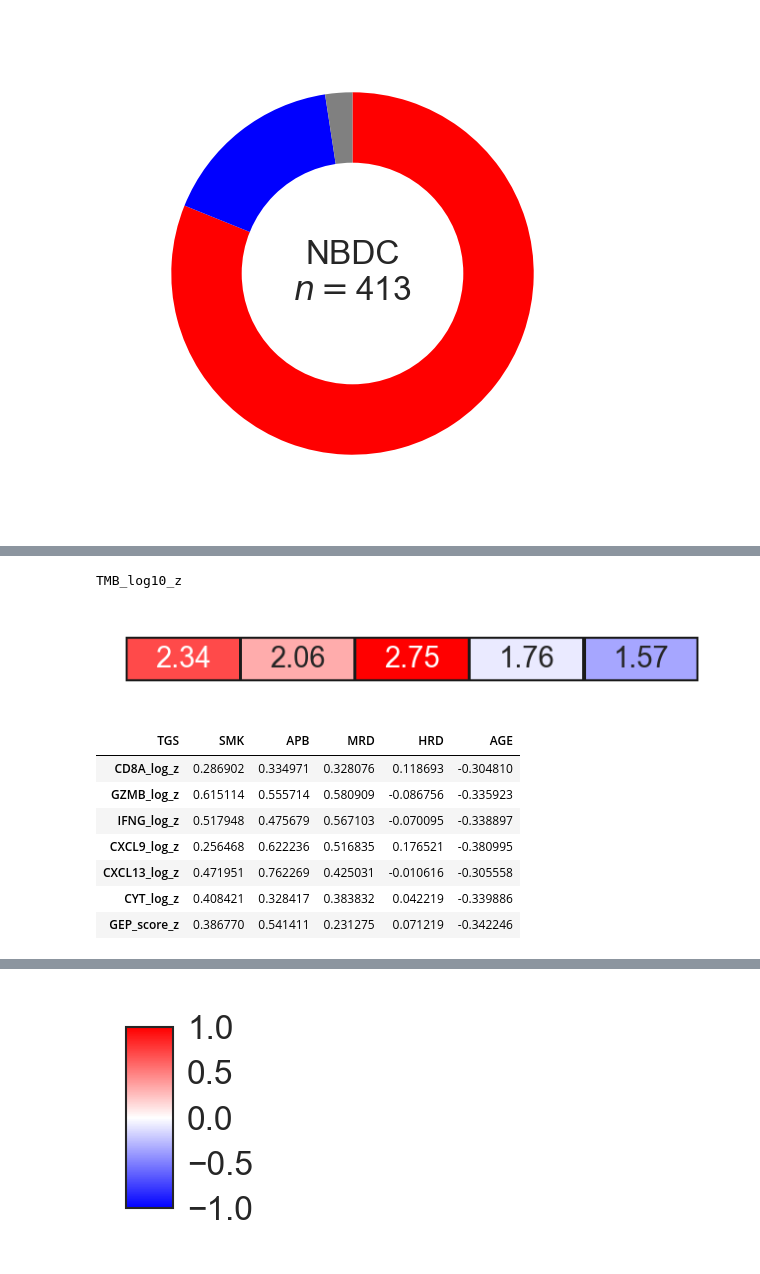
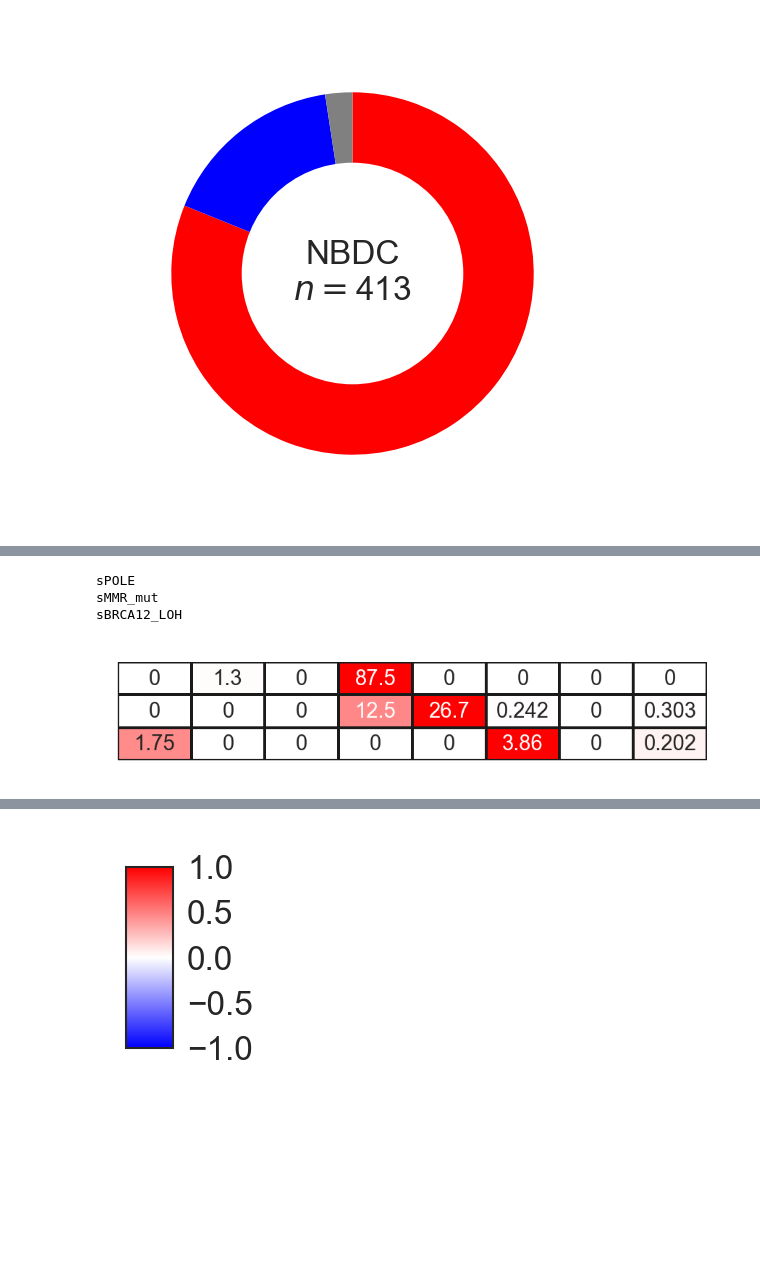
Before and after one commit to shirotak/pancancer_MutSig_ICI, a Jupyter notebook: codes/Script5_Figure2.ipynb, the cells around one changed output, grey strips where cells are left out. Saved outputs shown, nothing was run; the diff lists cells and outputs as text; code cells hidden in the pictures; blank space fills up the shorter version.

```diff
--- a/codes/Script5_Figure2.ipynb
+++ b/codes/Script5_Figure2.ipynb
@@ -1147,5 +1408,5 @@ cptac_c=cptac[cptac["TGS"].isin(cluster_orders_c)]
 # %%
-category_ratio=cptac.groupby("TGS").mean()[["Smoking"]].T*100
-category_ratio=category_ratio.loc[:,cluster_orders_c]
+category_ratio=pcawg.groupby("TGS").mean()[["Sex_Female","Death"]].T*100
+category_ratio=category_ratio.loc[:,cluster_orders]
 category_ratio
 # %% [output]
@@ -1164,7 +1425,7 @@ category_ratio_a
 sns_df=category_ratio_a
 annot_df=category_ratio
 nrow=sns_df.shape[0]
-fig=plt.figure(figsize=(2.5,nrow*0.2))
+fig=plt.figure(figsize=(3.5,nrow*0.2))
 ax=fig.add_subplot(111)
 ylabels=sns_df.index
 sns.heatmap(sns_df, vmax=1,vmin=0,
@@ -1180,6 +1441,6 @@ ax.axvline(x=sns_df.shape[1], color='k',linewidth=1)
 ax.axhline(y=0, color='k',linewidth=1)
 ax.axhline(y=sns_df.shape[0], color='k',linewidth=1)
 ax.set_xlabel("")
-for i in sns_df.index:
+for i in annot_df.index:
     print(i)
 # %% [output]
@@ -1204,0 +1450,4 @@ mean_by_cluster_raw
+# %%
+category_ratio=pcawg.groupby("TGS").mean()[["sPOLE","sMMR_mut","sBRCA12_LOH"]].T*100
+category_ratio=category_ratio.loc[:,cluster_orders]
+category_ratio
@@ -1204,0 +1459,4 @@ mean_by_cluster_raw
+# %%
+mm=MinMaxScaler()
+category_ratio_a=pd.DataFrame(mm.fit_transform(category_ratio.T)).T
+category_ratio_a
@@ -1205,39 +1468,27 @@ mean_by_cluster_raw
 # %%
-sns_df=mean_by_cluster
-annot_df=mean_by_cluster_raw
+sns_df=category_ratio_a
+annot_df=category_ratio
 nrow=sns_df.shape[0]
-fig=plt.figure(figsize=(2.5,nrow*0.2))
+fig=plt.figure(figsize=(3.5,nrow*0.2))
 ax=fig.add_subplot(111)
 ylabels=sns_df.index
-sns.heatmap(sns_df, vmax=1.5,vmin=-1.5,
+sns.heatmap(sns_df, vmax=1,vmin=0,
            annot=annot_df,
           annot_kws={"fontsize":7},
-           cmap=bwr
+           cmap=wr
            ,xticklabels=0,yticklabels=0
            ,linewidths=0.5, linecolor='k'
            ,cbar=False,fmt=".3g"
            )
 ax.axvline(x=0, color='k',linewidth=1)
 ax.axvline(x=sns_df.shape[1], color='k',linewidth=1)
 ax.axhline(y=0, color='k',linewidth=1)
 ax.axhline(y=sns_df.shape[0], color='k',linewidth=1)
 ax.set_xlabel("")
-for i in sns_df.index:
+for i in annot_df.index:
     print(i)
 # %% [output]
-TMB_log10_z
+sPOLE
+sMMR_mut
+sBRCA12_LOH
-[figure, old version]
+[figure, new version]
-# %%
-plt_df=cptac_c.copy()
-mean_by_cluster=plt_df[irs_list_z+["TGS"]].groupby("TGS").mean().T
-mean_by_cluster=mean_by_cluster.loc[:,cluster_orders_c]
-mean_by_cluster
-# %% [output]
-| TGS | SMK | APB | MRD | HRD | AGE |
-| CD8A_log_z | 0.286902 | 0.334971 | 0.328076 | 0.118693 | -0.304810 |
-| GZMB_log_z | 0.615114 | 0.555714 | 0.580909 | -0.086756 | -0.335923 |
-| IFNG_log_z | 0.517948 | 0.475679 | 0.567103 | -0.070095 | -0.338897 |
-| CXCL9_log_z | 0.256468 | 0.622236 | 0.516835 | 0.176521 | -0.380995 |
-| CXCL13_log_z | 0.471951 | 0.762269 | 0.425031 | -0.010616 | -0.305558 |
-| CYT_log_z | 0.408421 | 0.328417 | 0.383832 | 0.042219 | -0.339886 |
-| GEP_score_z | 0.386770 | 0.541411 | 0.231275 | 0.071219 | -0.342246 |
```
Also changed, not shown: parts of 102 cells of this notebook, 28 other files.
